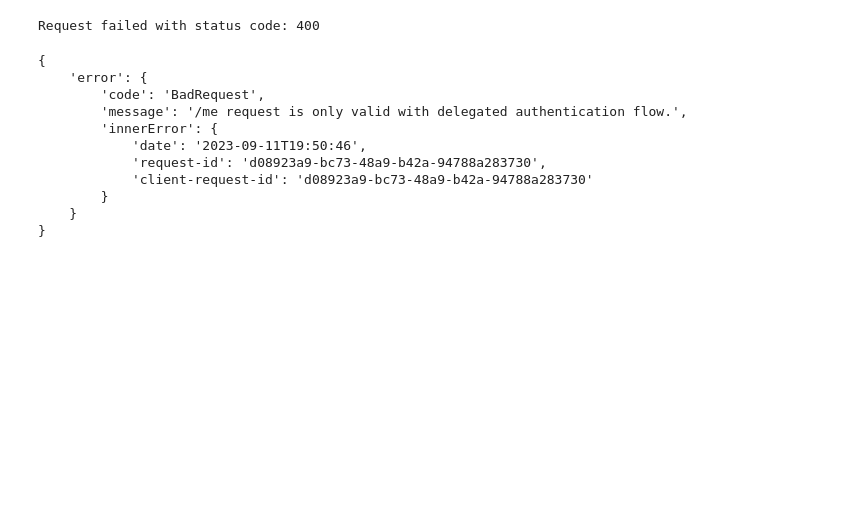
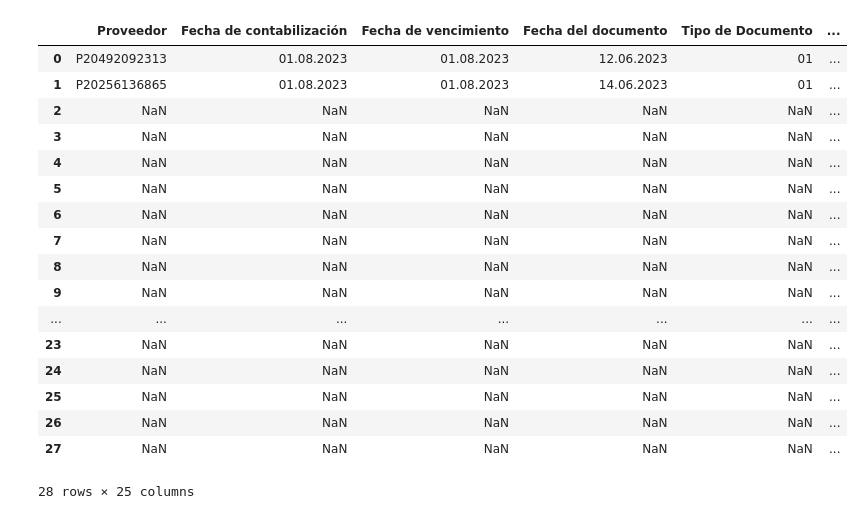
Before and after one commit to tdpcorpsa/robots, a Jupyter notebook: testing.ipynb, the cells around one changed output. Saved outputs shown, nothing was run; the diff lists cells and outputs as text; code cells hidden in the pictures; blank space fills up the shorter version.

```diff
--- a/testing.ipynb
+++ b/testing.ipynb
@@ -102,7 +122,7 @@ app.initiate_device_flow(scopes=["User.Read", 'files.readwrite.all'])
 import rich
 # Get the access token from the result
 #access_token = result['access_token']
-headers = {'Authorization': 'Bearer ' + access_token}
+headers = {'Authorization': 'Bearer ' + result['access_token']}
 
 # url = "https://graph.microsoft.com/v1.0/me" # works just fine
 url =  'https://graph.microsoft.com/v1.0/me/drive/root:/robots/Entregas a rendir.xlsx:/content' # works just fine
@@ -112,21 +132,54 @@ response = requests.get(url,headers=headers)
 
 # check the status code of the response
 if response.status_code == requests.codes.ok:
-    df = pd.read_excel(response.content)
+    df = pd.read_excel(response.content, dtype={
+        'Proveedor': str,
+        'Fecha de contabilización': str,
+        'Fecha de vencimiento': str,
+        'Fecha del documento': str,
+        'Tipo de Documento': str,
+        'Serie del Documento': str,
+        'Correlativo del Documento': str,
+        'Numero CC/ER': str,
+        'Tipo Operación - DET': str,
+        'Código DET': str,
+        'Auto-Detracción': str,
+        'Comentarios': str,
+        'Total del documento': float,
+        'Codigo de Gasto': str,
+        'Centro de Costos': str,
+        'Unidad de negocio': str,
+        'Local	Canal de distribución': str ,
+        'Precio por unidad': float,
+        'Indicador de impuestos': str,
+        'Sujeto a retención': str,
+        'Total (ML)': float,
+        'Moneda': str,
+        'DocNum': str,
+        'Error': str,
+    }, usecols='A:Y')
 else:
     # Print the error message if the request failed
     print(f'Request failed with status code: {response.status_code}')
     print(response.json())
-# %% [output]
-Request failed with status code: 400
-{
-    'error': {
-        'code': 'BadRequest',
-        'message': '/me request is only valid with delegated authentication flow.',
-        'innerError': {
-            'date': '2023-09-11T19:50:46',
-            'request-id': 'd08923a9-bc73-48a9-b42a-94788a283730',
-            'client-request-id': 'd08923a9-bc73-48a9-b42a-94788a283730'
-        }
-    }
-}
+# %%
+df
+# %% [output]
+|  | Proveedor | Fecha de contabilización | Fecha de vencimiento | Fecha del documento | Tipo de Documento | ... |
+| 0 | P20492092313 | 01.08.2023 | 01.08.2023 | 12.06.2023 | 01 | ... |
+| 1 | P20256136865 | 01.08.2023 | 01.08.2023 | 14.06.2023 | 01 | ... |
+| 2 | NaN | NaN | NaN | NaN | NaN | ... |
+| 3 | NaN | NaN | NaN | NaN | NaN | ... |
+| 4 | NaN | NaN | NaN | NaN | NaN | ... |
+| 5 | NaN | NaN | NaN | NaN | NaN | ... |
+| 6 | NaN | NaN | NaN | NaN | NaN | ... |
+| 7 | NaN | NaN | NaN | NaN | NaN | ... |
+| 8 | NaN | NaN | NaN | NaN | NaN | ... |
+| 9 | NaN | NaN | NaN | NaN | NaN | ... |
+| ... | ... | ... | ... | ... | ... | ... |
+| 23 | NaN | NaN | NaN | NaN | NaN | ... |
+| 24 | NaN | NaN | NaN | NaN | NaN | ... |
+| 25 | NaN | NaN | NaN | NaN | NaN | ... |
+| 26 | NaN | NaN | NaN | NaN | NaN | ... |
+| 27 | NaN | NaN | NaN | NaN | NaN | ... |
+28 rows × 25 columns
```
Also changed, not shown: parts of 9 cells of this notebook, 1 other file.
